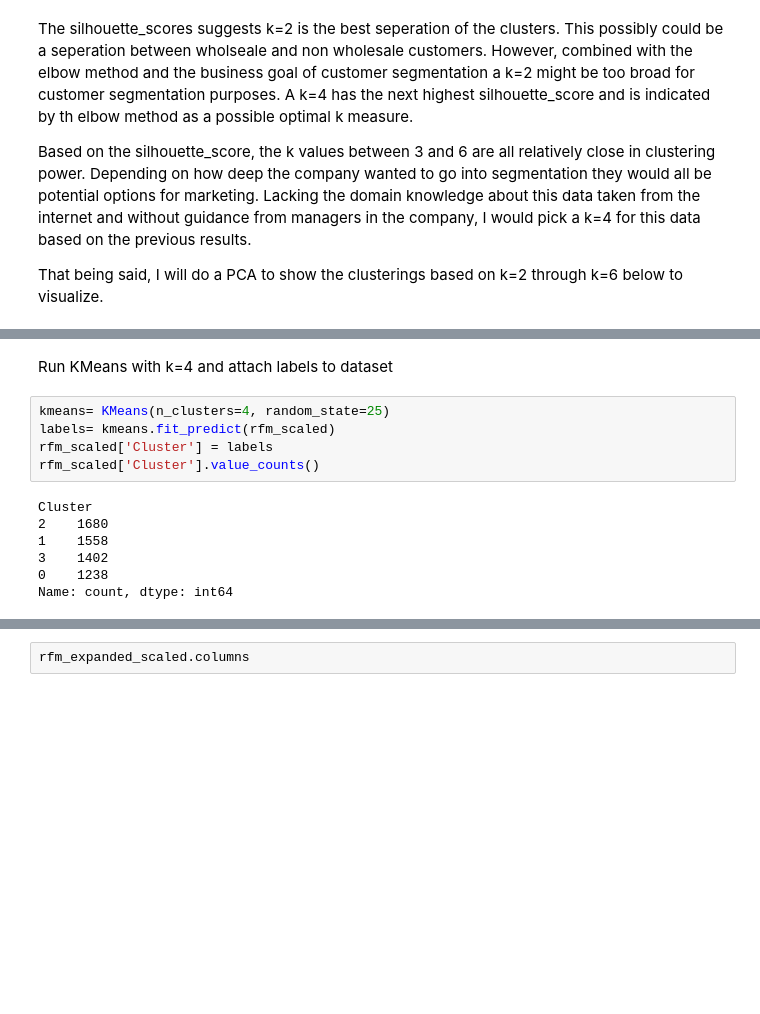
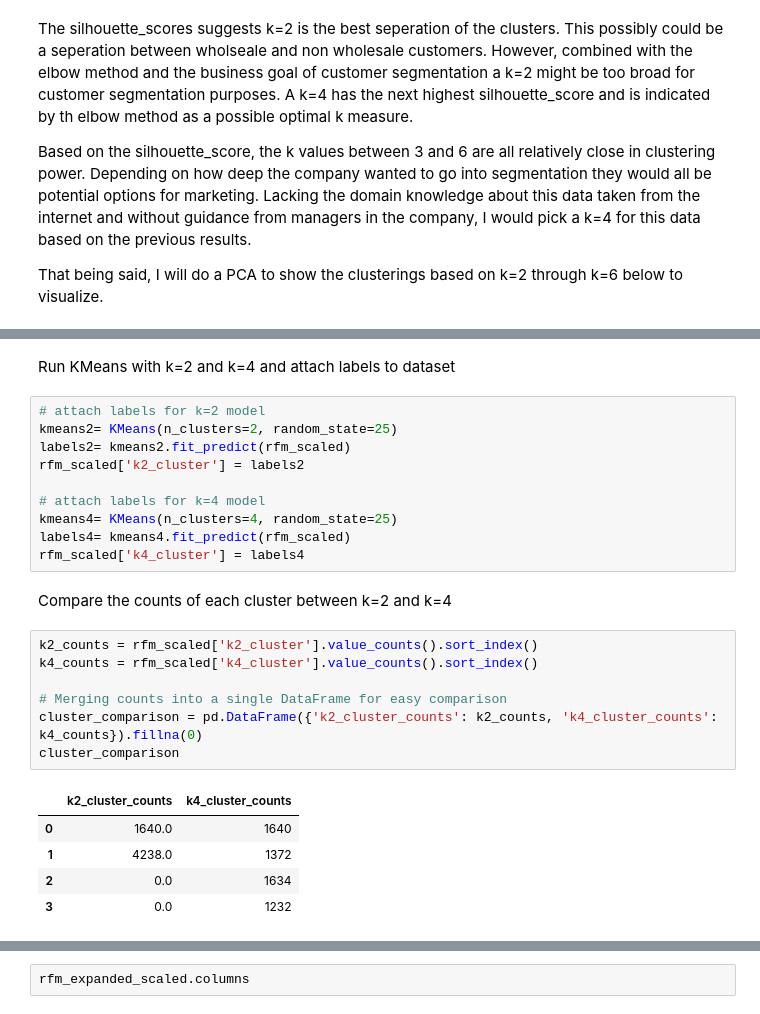
Before and after one commit to Nessiva525/springboard, a Jupyter notebook: Online_retail_II copy/Notebooks/Capstone_2_Modeling_and_Model_Evaluation.ipynb, the cells around one changed output, grey strips where cells are left out. Cells and saved outputs as stored; diff of their text form; blank space fills up the shorter version.

```diff
--- a/Online_retail_II copy/Notebooks/Capstone_2_Modeling_and_Model_Evaluation.ipynb
+++ b/Online_retail_II copy/Notebooks/Capstone_2_Modeling_and_Model_Evaluation.ipynb
@@ -173,14 +174,27 @@ for k in range(2,7):
 # %% [markdown]
-Run KMeans with k=4 and attach labels to dataset
+Run KMeans with k=2 and k=4 and attach labels to dataset
 # %%
-kmeans= KMeans(n_clusters=4, random_state=25)
-labels= kmeans.fit_predict(rfm_scaled)
-rfm_scaled['Cluster'] = labels
-rfm_scaled['Cluster'].value_counts()
+# attach labels for k=2 model
+kmeans2= KMeans(n_clusters=2, random_state=25)
+labels2= kmeans2.fit_predict(rfm_scaled)
+rfm_scaled['k2_cluster'] = labels2
+
+# attach labels for k=4 model
+kmeans4= KMeans(n_clusters=4, random_state=25)
+labels4= kmeans4.fit_predict(rfm_scaled)
+rfm_scaled['k4_cluster'] = labels4
-# %% [output]
-Cluster
-2    1680
-1    1558
-3    1402
-0    1238
-Name: count, dtype: int64
+# %% [markdown]
+Compare the counts of each cluster between k=2 and k=4
+# %%
+k2_counts = rfm_scaled['k2_cluster'].value_counts().sort_index()
+k4_counts = rfm_scaled['k4_cluster'].value_counts().sort_index()
+
+# Merging counts into a single DataFrame for easy comparison
+cluster_comparison = pd.DataFrame({'k2_cluster_counts': k2_counts, 'k4_cluster_counts': k4_counts}).fillna(0)
+cluster_comparison
+# %% [output]
+|  | k2_cluster_counts | k4_cluster_counts |
+| 0 | 1640.0 | 1640 |
+| 1 | 4238.0 | 1372 |
+| 2 | 0.0 | 1634 |
+| 3 | 0.0 | 1232 |
```
Also changed, not shown: parts of 13 cells of this notebook.
